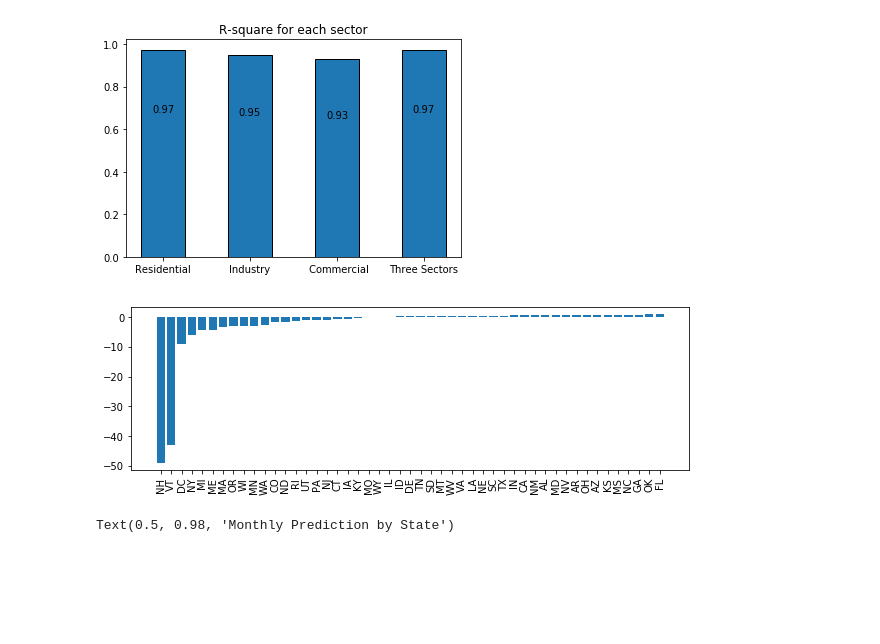
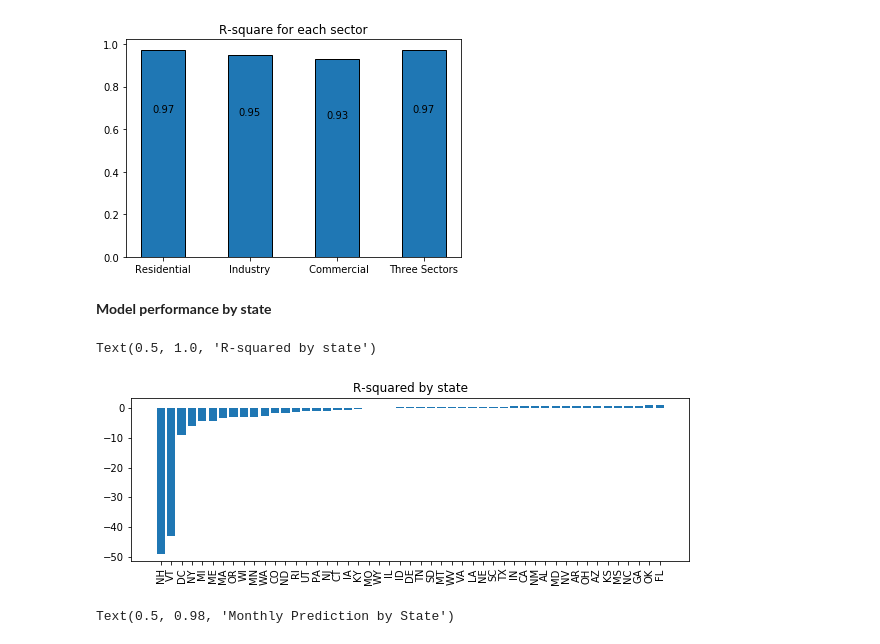
Before and after one commit to worasom/energy_sale_rev, a Jupyter notebook: plot2.ipynb, the cells around one changed output. Cells and saved outputs as stored; diff of their text form; code cells hidden in the pictures; blank space fills up the shorter version.

Commit message:
add plot2

```diff
--- a/plot2.ipynb
+++ b/plot2.ipynb
@@ -178,6 +180,8 @@ plt.title('R-square for each sector')
 # %% [output]
 Text(0.5, 1.0, 'R-square for each sector')
 [figure]
+# %% [markdown]
+**Model performance by state**
 # %%
 # analyzing the prediction result
 data = combine.iloc[-len(res_predict):][['Year-Month','State','Sale_RES','Sale_IND','Sale_COM','Sale_ALL_no_OTH']]
@@ -196,7 +201,9 @@ score_by_state = pd.DataFrame(score_by_state,columns=['State','Score']).sort_val
 # %%
 plt.figure(figsize=(10, 3))
 plt.bar(score_by_state['State'],score_by_state['Score'])
 _=plt.xticks(rotation=90)
+plt.title('R-squared by state')
 # %% [output]
+Text(0.5, 1.0, 'R-squared by state')
-[figure, old version]
+[figure, new version]
 # %%
```
Also changed, not shown: parts of 6 cells of this notebook.
